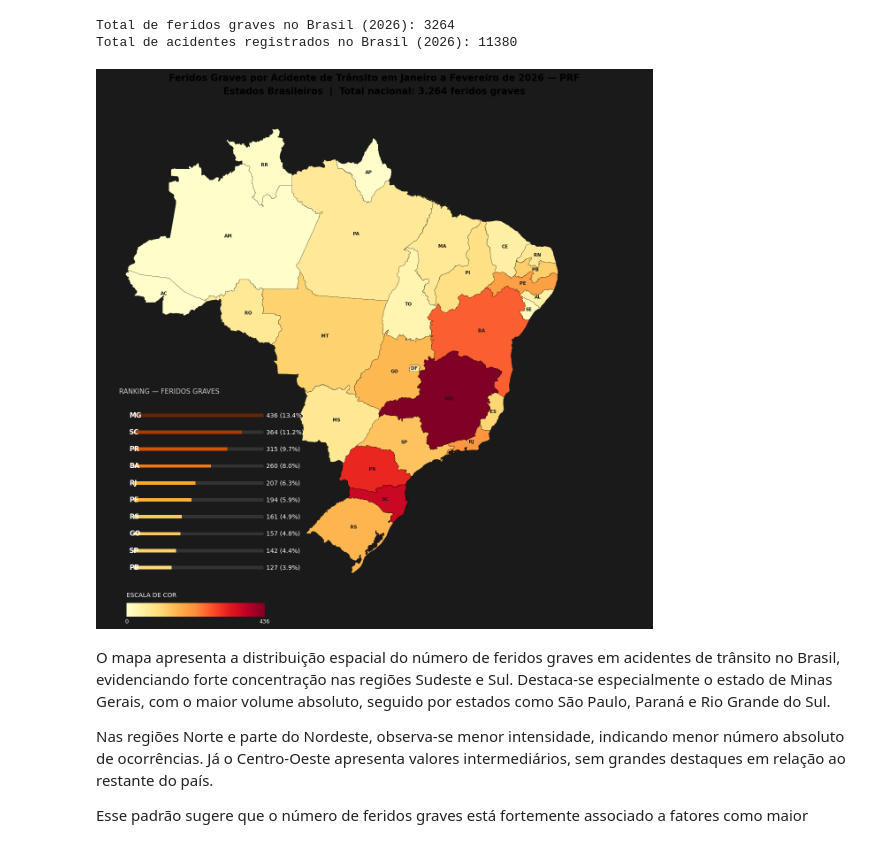
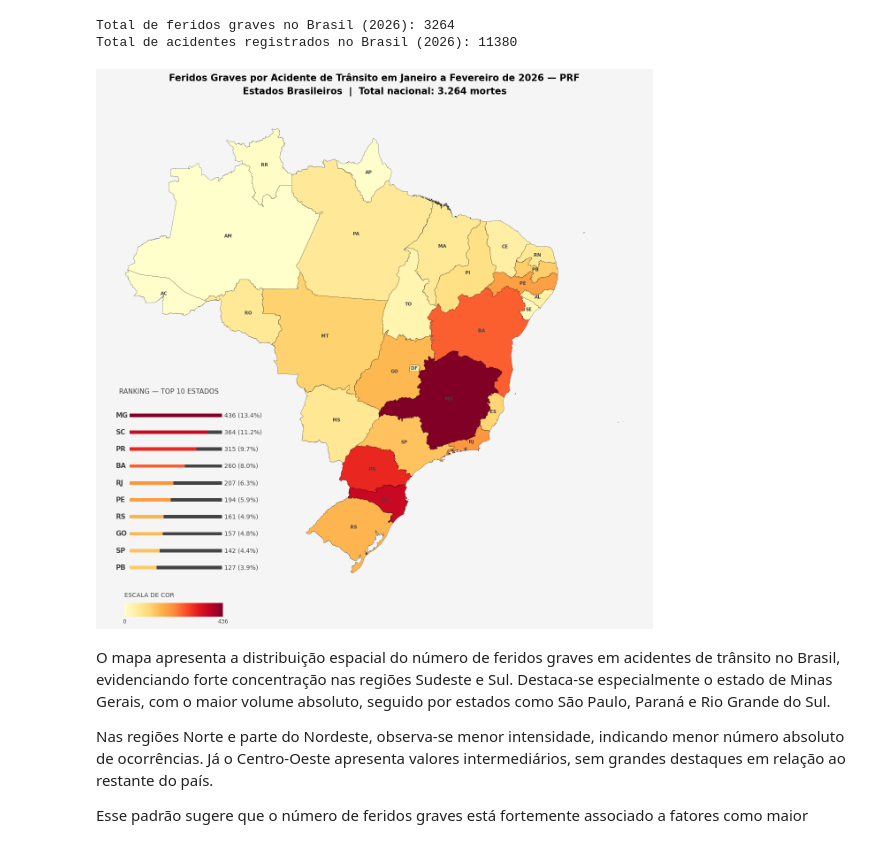
Before and after one commit to Fabiano01EST/traffic-accidents-brazil-analysis, a Jupyter notebook: mapas.ipynb, the cells around one changed output. Cells and saved outputs as stored; diff of their text form; code cells hidden in the pictures.

```diff
--- a/mapas.ipynb
+++ b/mapas.ipynb
@@ -282,13 +281,12 @@ br_uf_d = br_uf.merge(contagens,
 br_uf_d = br_uf_d[["geometry", "Total_Feridos_Graves", "abbrev_state"]]
 
 # =============================================================================
-# MAPA COROPLÉTICO — Mortes por Acidente de Trânsito (PRF, Janeiro-fevereiro 2026)
+# MAPA COROPLÉTICO — Total de Feridos graves por Acidente de Trânsito (PRF, Janeiro-fevereiro 2026)
 # =============================================================================
 
 f, ax = plt.subplots()
 f.set_size_inches(16, 16)
 f.patch.set_facecolor("#F5F5F5")
-ax.set_facecolor("#E8EEF4")
 
 # --- 2. MAPA COROPLÉTICO ------------------------------------------------------
 br_uf_d.plot(
@@ -307,22 +305,22 @@ for idx, row in br_uf_d.iterrows():
     y = row.geometry.centroid.y
     sigla = row.get("SIGLA_UF") or row.get("abbrev_state") or row.get("UF", "")
     ax.annotate(text=sigla, xy=(x, y), ha='center', va='center',
-                fontsize=7.5, fontweight='bold', color='#1a1a1a', zorder=5)
+                fontsize=7.5, fontweight='bold', color="#444444", zorder=5)
 
 # --- 4. TÍTULO PRINCIPAL E SUBTÍTULO ------------------------------------------
 total_feridos_graves = int(br_uf_d["Total_Feridos_Graves"].sum())
 ax.set_title(
     "Feridos Graves por Acidente de Trânsito em Janeiro a Fevereiro de 2026 — PRF\n"
-    f"Estados Brasileiros  |  Total nacional: {total_feridos_graves:,} feridos graves".replace(",", "."),
+    f"Estados Brasileiros  |  Total nacional: {total_feridos_graves:,} mortes".replace(",", "."),
     fontsize=15, fontweight='bold', pad=20, linespacing=1.6
 )
 ax.set_axis_off()
 
 # --- 5.5 RANKING E ESCALA DE CORES (ESTILO INFOGRÁFICO) ------------------------
 # Criando um eixo dedicado para o conjunto ranking + escala
-ax_ranking = inset_axes(ax, width="28%", height="35%", loc='lower left', borderpad=3)
-ax_ranking.set_facecolor("#1a1a1a") # Fundo escuro conforme a imagem enviada
-f.set_facecolor("#1a1a1a")          # Ajustando o fundo da figura para combinar
+ax_ranking = inset_axes(ax, width="20%", height="35%", loc='lower left', borderpad=3)
+#ax_ranking.set_facecolor("#1a1a1a") # Fundo escuro conforme a imagem enviada
+#f.set_facecolor("#3D3B3B")          # Ajustando o fundo da figura para combinar
 
 # Dados do Top 10
 top10 = br_uf_d.nlargest(10, 'Total_Feridos_Graves').sort_values('Total_Feridos_Graves', ascending=True)
@@ -330,42 +328,42 @@ y_pos = range(len(top10))
 
 # 1. Desenhar as barras finas (estilo progresso)
 # Fundo da barra (cinza escuro)
-ax_ranking.barh(y_pos, [top10['Total_Feridos_Graves'].max()]*10, color='#333333', height=0.2)
-# Barra de progresso (gradiente YlOrBr)
-colors = [plt.cm.YlOrBr(val/top10['Total_Feridos_Graves'].max()) for val in top10['Total_Feridos_Graves']]
+ax_ranking.barh(y_pos, [top10['Total_Feridos_Graves'].max()]*10, color="#444444", height=0.2)
+# Barra de progresso (gradiente Reds)
+colors = [plt.cm.YlOrRd(val/top10['Total_Feridos_Graves'].max()) for val in top10['Total_Feridos_Graves']]
 ax_ranking.barh(y_pos, top10['Total_Feridos_Graves'], color=colors, height=0.2)
 
 # 2. Adicionar Textos (Ranking, Sigla e Valor)
 for i, (idx, row) in enumerate(top10.iterrows()):
     # Posição (ex: 1, 2, 3...)
     #ax_ranking.text(-40, i, f"{100-i}", color='#888888', va='center', fontsize=10)
     # Sigla do Estado
-    ax_ranking.text(-15, i, row['abbrev_state'], color='white', va='center', fontweight='bold', fontsize=11)
+    ax_ranking.text(-65, i, row['abbrev_state'], color="#444444", va='center', fontweight='bold', fontsize=11)
     # Valor Absoluto
     # Uma única linha que junta o valor e o percentual
-    ax_ranking.text(top10['Total_Feridos_Graves'].max() + 10, i, f"{int(row['Total_Feridos_Graves'])} ({ (row['Total_Feridos_Graves']/total_feridos_graves)*100:.1f}%)", color='white', va='center', fontsize=10)
+    ax_ranking.text(top10['Total_Feridos_Graves'].max() + 10, i, f"{int(row['Total_Feridos_Graves'])} ({ (row['Total_Feridos_Graves']/total_feridos_graves)*100:.1f}%)", color="#444444", va='center', fontsize=10)
 
 # 3. Escala de Cor (Gradiente Inferior)
 # Criar um pequeno eixo dentro do eixo de ranking para o gradiente
 ax_gradient = inset_axes(ax_ranking, width="90%", height="8%", loc='lower center', bbox_to_anchor=(0, -0.25, 1, 1), bbox_transform=ax_ranking.transAxes)
 
 import matplotlib as mpl
 norm = mpl.colors.Normalize(vmin=0, vmax=top10['Total_Feridos_Graves'].max())
 cb_grad = mpl.colorbar.ColorbarBase(ax_gradient, cmap=plt.cm.YlOrRd, norm=norm, orientation='horizontal')
 cb_grad.outline.set_visible(False)
-ax_gradient.set_title("ESCALA DE COR", color='white', fontsize=10, loc='left', pad=10)
+ax_gradient.set_title("ESCALA DE COR", color= "#444444", fontsize=10, loc='left', pad=10)
 ax_gradient.set_xticks([0, top10['Total_Feridos_Graves'].max()])
-ax_gradient.set_xticklabels(['0', f"{int(top10['Total_Feridos_Graves'].max())}"], color='white', fontsize=9)
+ax_gradient.set_xticklabels(['0', f"{int(top10['Total_Feridos_Graves'].max())}"], color="#444444", fontsize=9)
 ax_gradient.tick_params(size=0)
 ax_ranking.set_xticks([]) # Remove valores do eixo X para limpar o visual
 
 # Limpeza estética do ranking
-ax_ranking.set_title("RANKING — FERIDOS GRAVES", color='#cccccc', fontsize=11, pad=20, loc='left')
+ax_ranking.set_title("RANKING — TOP 10 ESTADOS", color="#444444", fontsize=11, pad=20, loc='left')
 ax_ranking.set_xlim(-50, top10['Total_Feridos_Graves'].max() + 30)
 ax_ranking.axis('off')
 plt.show()
 # %% [output]
-[figure, old version]
+[figure, new version]
 # %% [markdown]
 O mapa apresenta a distribuição espacial do número de feridos graves em acidentes de trânsito no Brasil, evidenciando forte concentração nas regiões Sudeste e Sul. Destaca-se especialmente o estado de Minas Gerais, com o maior volume absoluto, seguido por estados como São Paulo, Paraná e Rio Grande do Sul.
 
```
Also changed, not shown: parts of 8 cells of this notebook.
